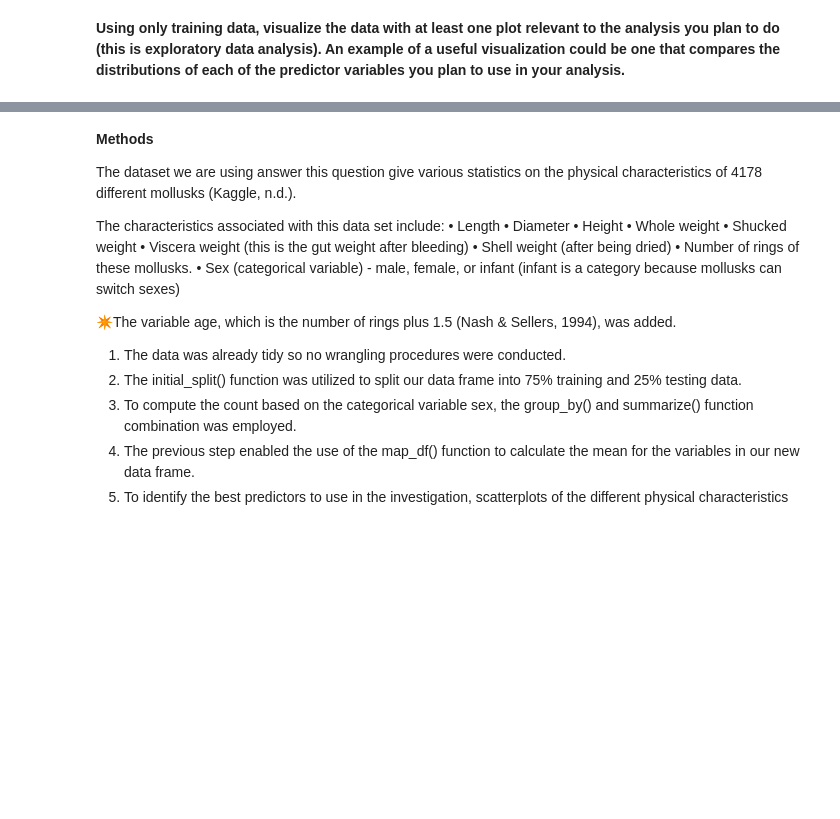
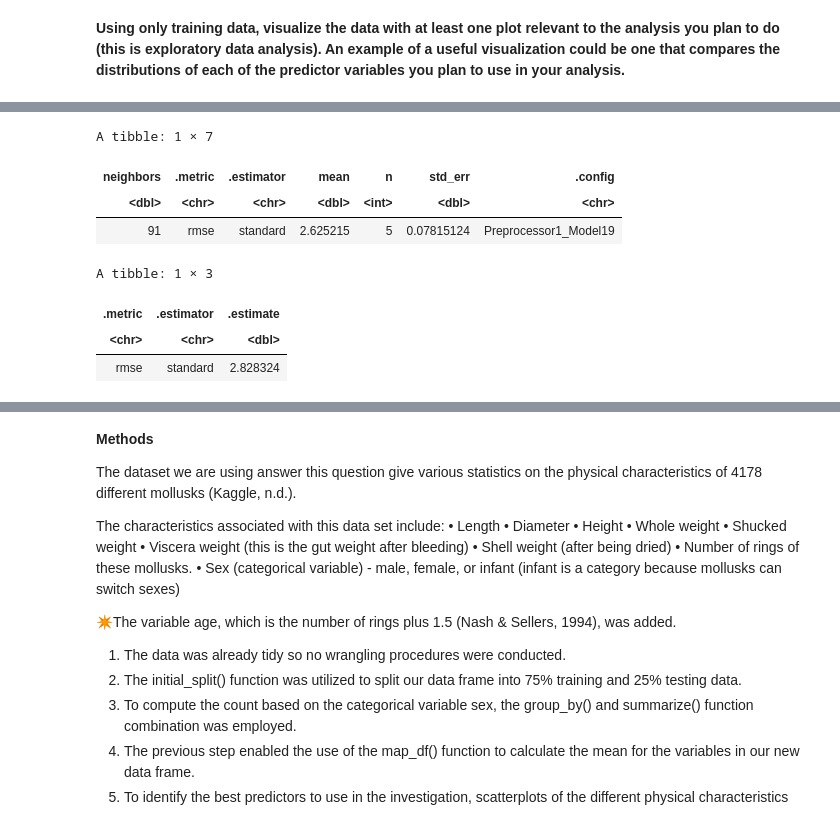
Before and after one commit to laurelyne/group_28_project, a Jupyter notebook: proposal new version.ipynb, the cells around one changed output, grey strips where cells are left out. Cells and saved outputs as stored; diff of their text form; code cells hidden in the pictures; blank space fills up the shorter version.

Commit message:
Added 4 different regressions
2 knn (one height, one height+diameter)
2 linear (one height, one height+diameter)

```diff
--- a/proposal new version.ipynb
+++ b/proposal new version.ipynb
@@ -214,0 +279,50 @@ comparative_plot_shell_weight
+# %%
+knn_spec <- nearest_neighbor(weight_func="rectangular", neighbors=tune()) |>
+set_engine("kknn") |>
+set_mode("regression")
+
+knn_recipe <- recipe(age~length, data=shell_train) |>
+              step_scale(all_predictors()) |>
+              step_center(all_predictors())
+
+shell_vfold <- vfold_cv(shell_train, v=5, strata=age)
+
+k_vals <- tibble(neighbors=seq(from=1, to=100, by=5))
+
+knn_results <- workflow() |>
+add_recipe(knn_recipe) |>
+add_model(knn_spec) |>
+tune_grid(resamples=shell_vfold, grid=k_vals) |>
+collect_metrics()
+
+knn_min <- knn_results |>
+filter(.metric=="rmse") |>
+filter(mean==min(mean))
+
+knn_min
+
+best_spec <- nearest_neighbor(weight_func="rectangular", neighbors=96) |>
+set_engine("kknn") |>
+set_mode("regression")
+
+knn_fit <- workflow() |>
+add_recipe(knn_recipe) |>
+add_model(best_spec) |>
+fit(data=shell_train)
+
+shell_summary <- knn_fit |>
+predict(shell_test) |>
+bind_cols(shell_test) |>
+metrics(truth=age, estimate=.pred) |>
+filter(.metric=="rmse")
+
+shell_summary
+# %% [output]
+A tibble: 1 × 7
+| neighbors | .metric | .estimator | mean | n | std_err | .config |
+| <dbl> | <chr> | <chr> | <dbl> | <int> | <dbl> | <chr> |
+| 91 | rmse | standard | 2.625215 | 5 | 0.07815124 | Preprocessor1_Model19 |
+A tibble: 1 × 3
+| .metric | .estimator | .estimate |
+| <chr> | <chr> | <dbl> |
+| rmse | standard | 2.828324 |
```
Also changed, not shown: parts of 12 cells of this notebook.
